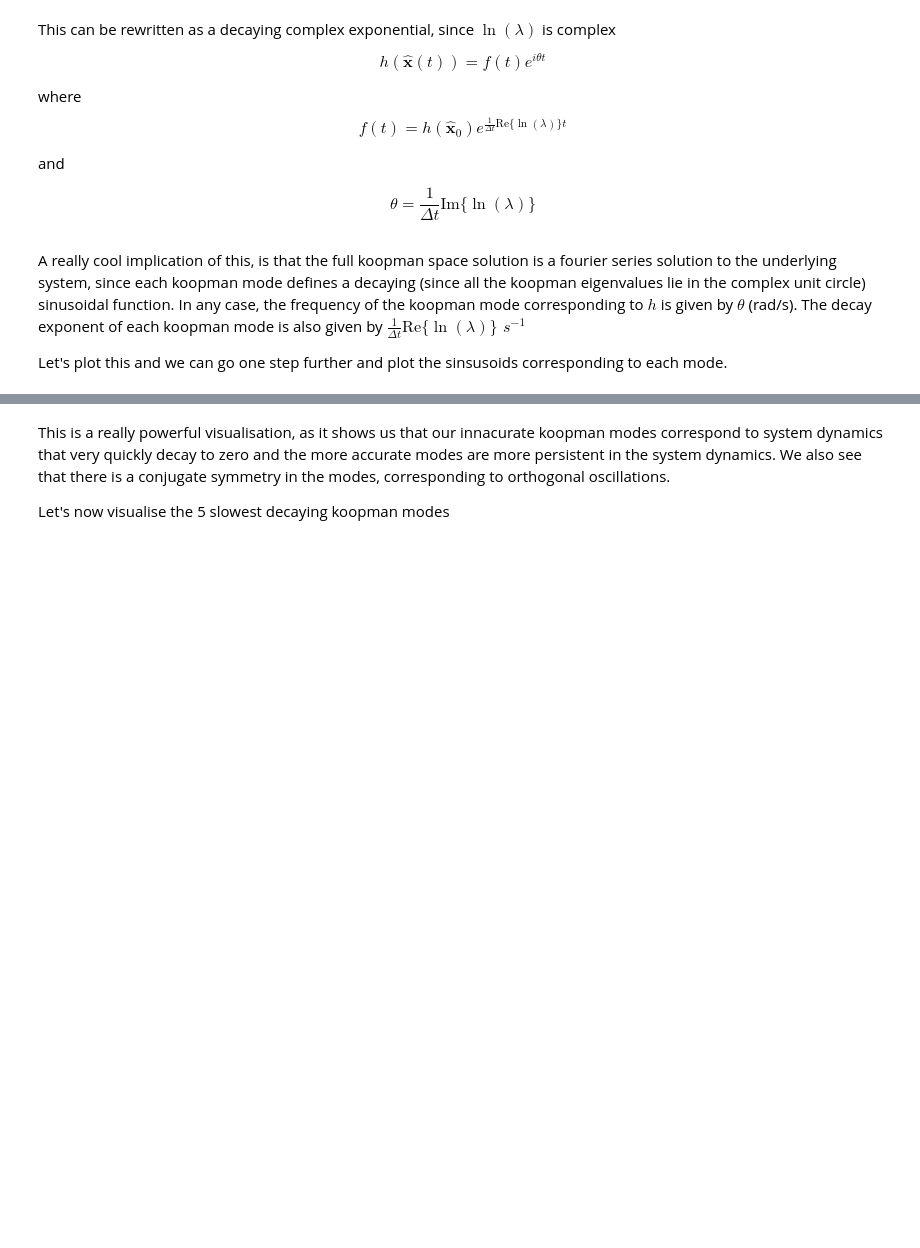
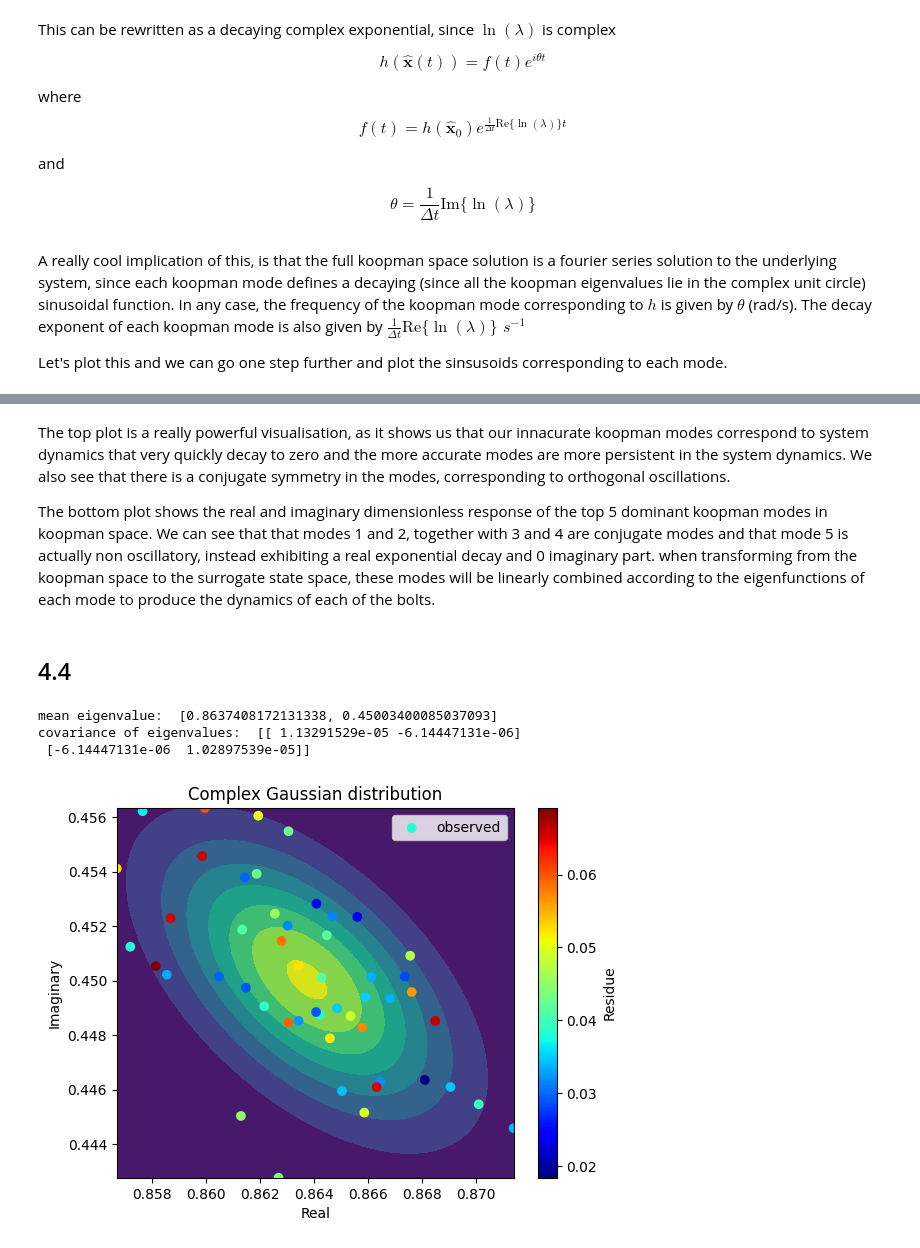
Before and after one commit to ck21706/DDPM_Coursework, a Jupyter notebook: solution_notebook.ipynb, the cells around one changed output, grey strips where cells are left out. Drawn from its saved outputs; the diff is of its cells as text; code cells hidden in the pictures; blank space fills up the shorter version.

Commit message:
Complete section 4 of part 1

```diff
--- a/solution_notebook.ipynb
+++ b/solution_notebook.ipynb
@@ -1059,4 +1060,6 @@ plot_koopman_mode_frequencies(W_eigvals, residues, 1/FRAME_RATE)
 # %% [markdown]
-This is a really powerful visualisation, as it shows us that our innacurate koopman modes correspond to system dynamics that very quickly decay to zero and the more accurate modes are more persistent in the system dynamics. We also see that there is a conjugate symmetry in the modes, corresponding to orthogonal oscillations.
+The top plot is a really powerful visualisation, as it shows us that our innacurate koopman modes correspond to system dynamics that very quickly decay to zero and the more accurate modes are more persistent in the system dynamics. We also see that there is a conjugate symmetry in the modes, corresponding to orthogonal oscillations.
 
-Let's now visualise the 5 slowest decaying koopman modes
+The bottom plot shows the real and imaginary dimensionless response of the top 5 dominant koopman modes in koopman space. We can see that that modes 1 and 2, together with 3 and 4 are conjugate modes and that mode 5 is actually non oscillatory, instead exhibiting a real exponential decay and 0 imaginary part. when transforming from the koopman space to the surrogate state space, these modes will be linearly combined according to the eigenfunctions of each mode to produce the dynamics of each of the bolts.
+# %% [markdown]
+## 4.4
@@ -1062,0 +1145,12 @@ Let's now visualise the 5 slowest decaying koopman modes
+# %%
+bagged_eigvals, residuals, mean, cov = dmd_bagging(trails=50)
+print("mean eigenvalue: ", mean)
+print("covariance of eigenvalues: ", cov)
+# %% [output]
+mean eigenvalue:  [0.8637408172131338, 0.45003400085037093]
+covariance of eigenvalues:  [[ 1.13291529e-05 -6.14447131e-06]
+ [-6.14447131e-06  1.02897539e-05]]
+# %%
+visualise_complex_gaussian(bagged_eigvals, residuals, mean, cov)
+# %% [output]
+[figure, added]
```
Also changed, not shown: parts of 18 cells of this notebook.
